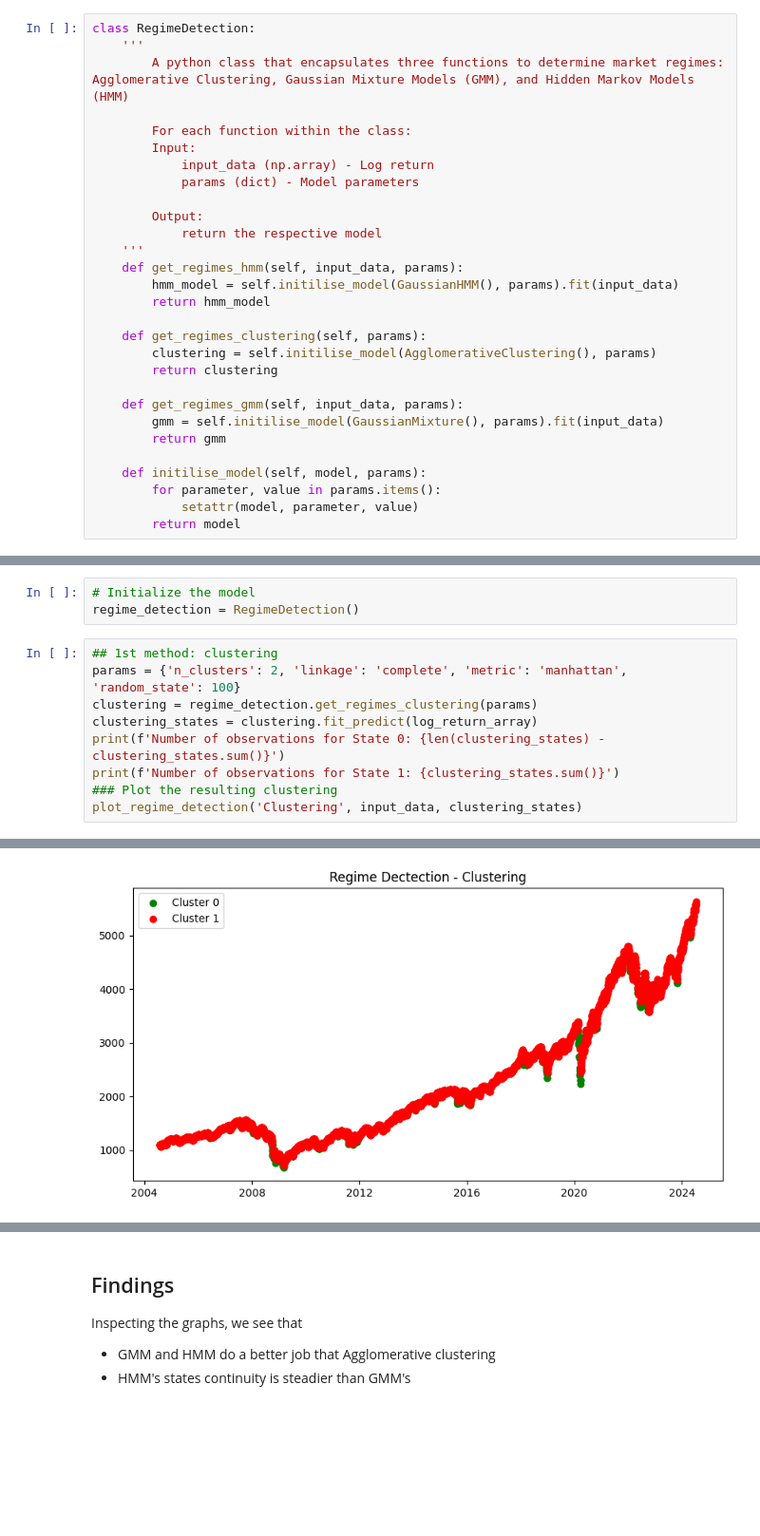
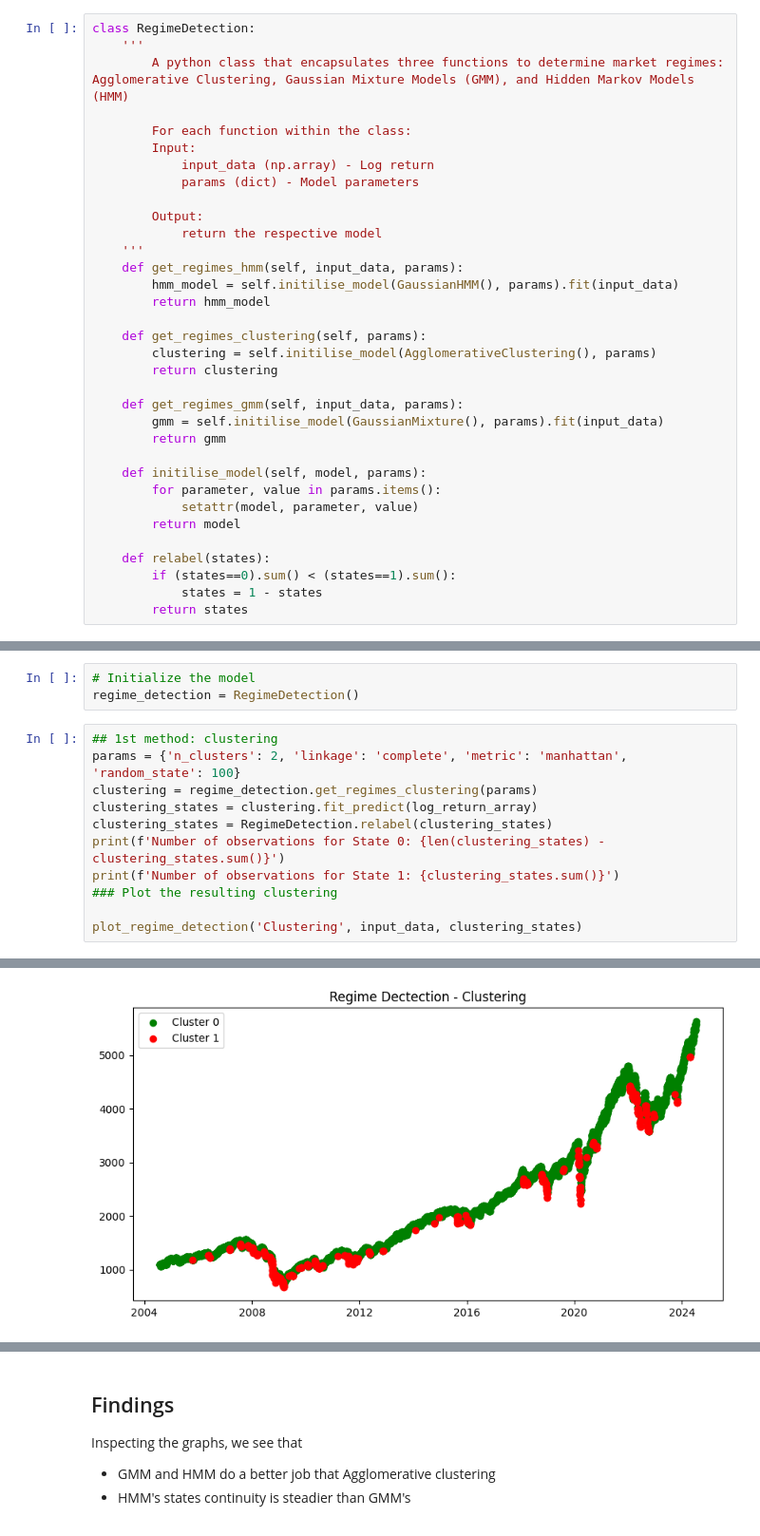
Before and after one commit to muykhenglong/equity_regime_detection, a Jupyter notebook: regime_prediction.ipynb, the cells around one changed output, grey strips where cells are left out. Shown at 95% size. Saved outputs shown, nothing was run; the diff lists cells and outputs as text; blank space fills up the shorter version.

```diff
--- a/regime_prediction.ipynb
+++ b/regime_prediction.ipynb
@@ -147,6 +149,11 @@ class RegimeDetection:
         for parameter, value in params.items():
             setattr(model, parameter, value)
         return model
+
+    def relabel(states):
+        if (states==0).sum() < (states==1).sum():
+            states = 1 - states
+        return states
 # %%
 def plot_regime_detection(model, input_data, clustering_states):
     plt.figure(figsize=(10,5))
@@ -163,8 +170,10 @@ regime_detection = RegimeDetection()
 params = {'n_clusters': 2, 'linkage': 'complete', 'metric': 'manhattan', 'random_state': 100}
 clustering = regime_detection.get_regimes_clustering(params)
 clustering_states = clustering.fit_predict(log_return_array)
+clustering_states = RegimeDetection.relabel(clustering_states)
 print(f'Number of observations for State 0: {len(clustering_states) - clustering_states.sum()}')
 print(f'Number of observations for State 1: {clustering_states.sum()}')
 ### Plot the resulting clustering
+
 plot_regime_detection('Clustering', input_data, clustering_states)
 # %% [output]
@@ -173,4 +182,4 @@ Number of observations for State 1: 6857
-[figure, old version]
+[figure, new version]
 # %%
 ## 2nd method: GMM
 params = {'n_components':2, 'covariance_type': 'full', 'max_iter': 100000, 'n_init': 30,'init_params': 'kmeans', 'random_state':100}
```
Also changed, not shown: parts of 7 cells of this notebook.
